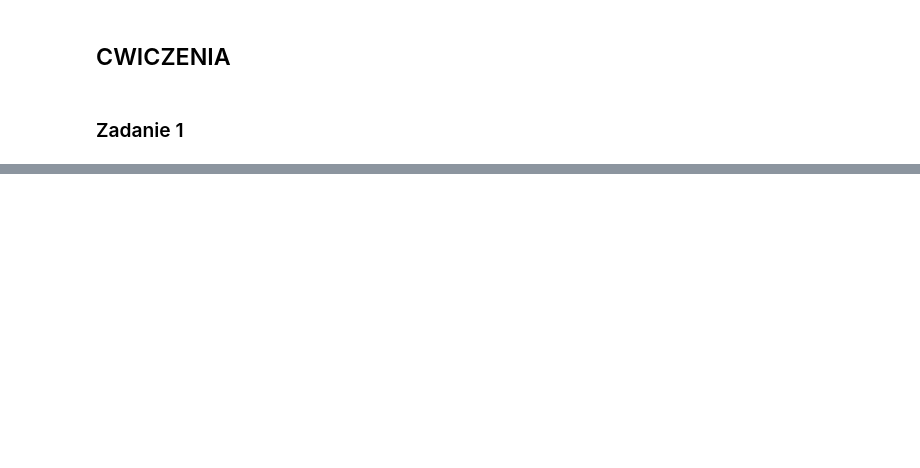
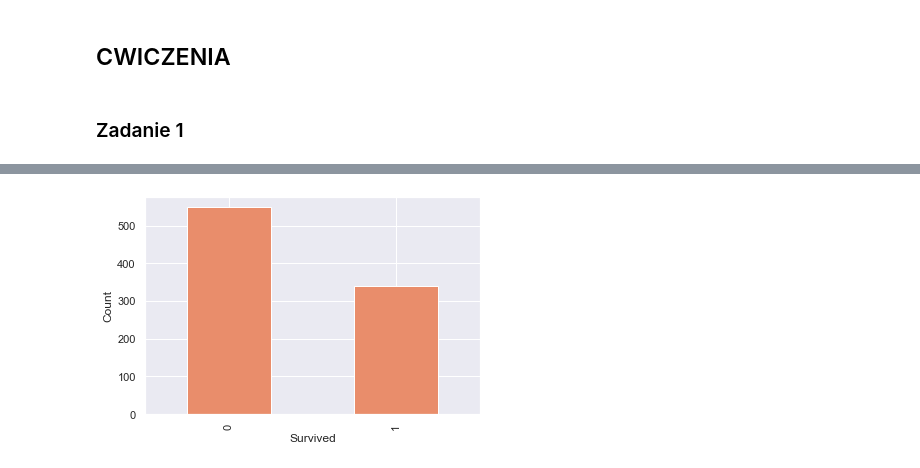
Before and after one commit to Tomaszsachanowski/ML-Scikit-Learn-Tensorflow, a Jupyter notebook: Chapter-3.ipynb, the cells around one changed output, grey strips where cells are left out. Cells and saved outputs as stored; diff of their text form; code cells hidden in the pictures; blank space fills up the shorter version.

```diff
--- a/Chapter-3.ipynb
+++ b/Chapter-3.ipynb
@@ -517,0 +621,3 @@ AttributeError: 'GridSearchCV' object has no attribute 'best_params_'
+# %%
+train_data=pd.read_csv('zestaw_danych/titanic/train.csv', index_col='PassengerId')
+test_data=pd.read_csv('zestaw_danych/titanic/test.csv', index_col='PassengerId')
@@ -517,0 +677,3 @@ AttributeError: 'GridSearchCV' object has no attribute 'best_params_'
+# %%
+# Nie potrzebuje Clasy Name i Ticket
+train_data_clean = train_data.drop(['Name','Ticket', 'Cabin'], axis=1)
@@ -517,0 +698,2 @@ AttributeError: 'GridSearchCV' object has no attribute 'best_params_'
+# %%
+train_data_clean = train_data_clean[train_data_clean['Embarked'].notna()]
@@ -517,0 +718,9 @@ AttributeError: 'GridSearchCV' object has no attribute 'best_params_'
+# %%
+train_data_clean['relatives']=train_data_clean['SibSp']+train_data_clean['Parch']
+# %%
+train_data_clean["Survived"].value_counts().plot(kind='bar')
+plt.xlabel('Survived')
+plt.ylabel('Count')
+plt.show()
+# %% [output]
+[figure, added]
```
Also changed, not shown: parts of 82 cells of this notebook, 3 other files.
